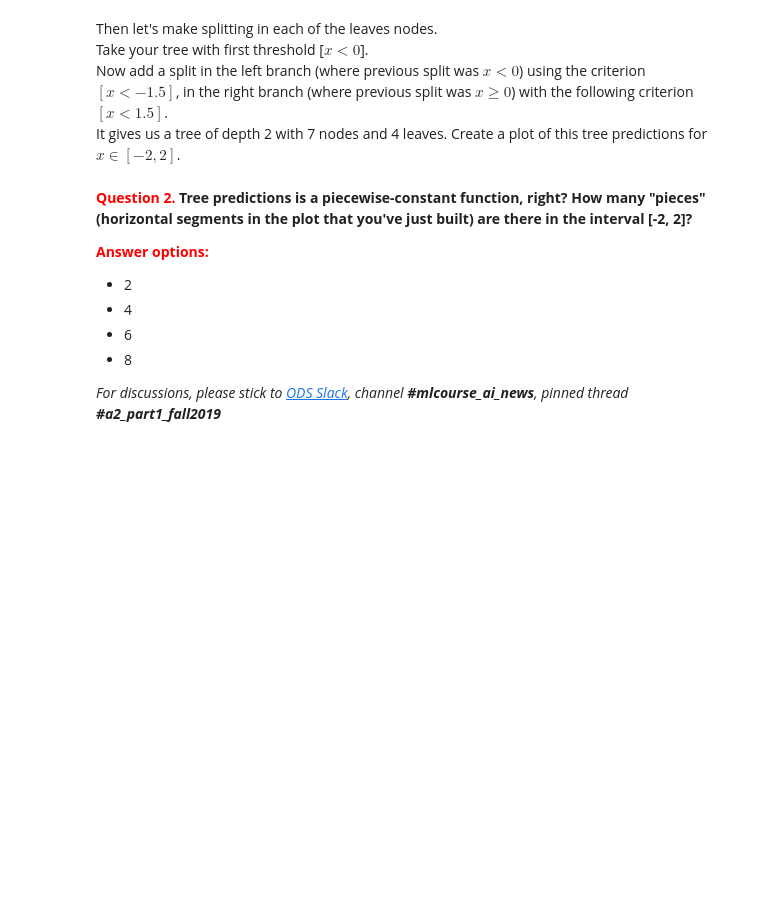
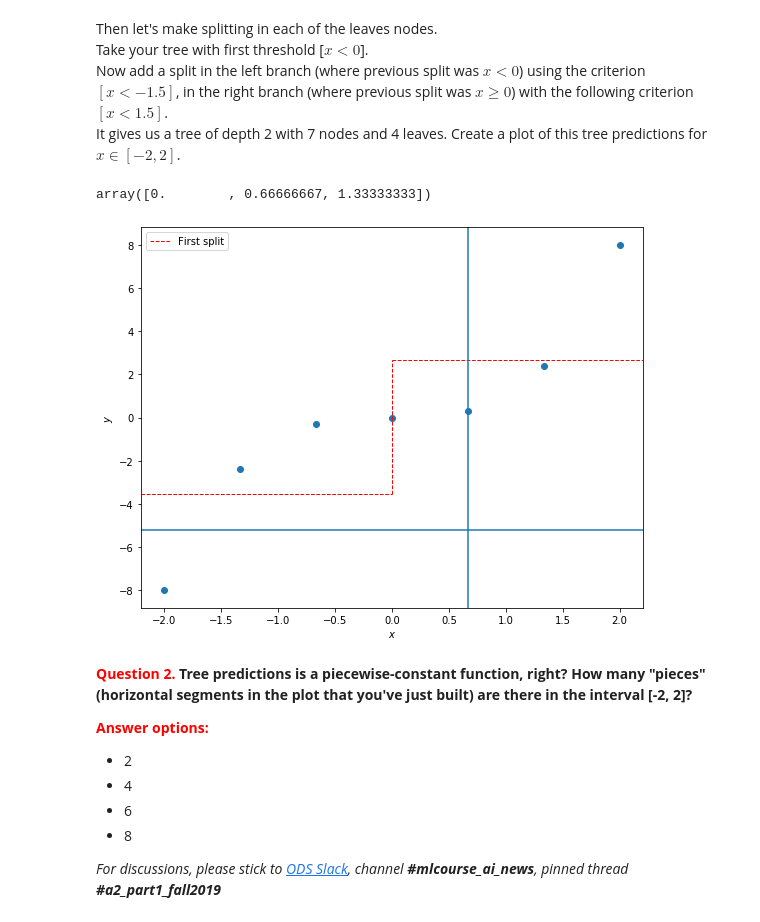
Before and after one commit to koolvn/mlcourse.ai, a Jupyter notebook: jupyter_english/assignments_fall2019/assignment2_part1_decision_trees.ipynb, the cells around one changed output. Cells and saved outputs as stored; diff of their text form; code cells hidden in the pictures; blank space fills up the shorter version.

```diff
--- a/jupyter_english/assignments_fall2019/assignment2_part1_decision_trees.ipynb
+++ b/jupyter_english/assignments_fall2019/assignment2_part1_decision_trees.ipynb
@@ -163,3 +178,33 @@ Then let's make splitting in each of the leaves nodes.
+# %%
+# You code here
+y_second_split_left = y[y<0]
+y_second_split_left = y_second_split_left[y_second_split_left<-1.5]
+y_second_split_right = y[y>=0]
+y_second_split_right = y_second_split_right[y_second_split_right < 1.5]
+x_sec_left = X[X>=0]
+x_sec_left = x_sec_left[x_sec_left<1.5]
+x_sec_left
+# %% [output]
+array([0.        , 0.66666667, 1.33333333])
+# %%
+plt.figure(figsize=(9, 7), facecolor='white')
+plt.scatter(X, y)
+
+first_split_left = y[y<0].mean()
+first_split_right = y[y>=0].mean()
+plt.axvline(X.mean(), c='red', ls='--', lw=1, ymax=0.65, ymin=0.3, label='First split')
+plt.axhline(first_split_left, xmax=0.5, ls='--', lw=1, c='red')
+plt.axhline(first_split_right, xmin=0.5, ls='--', lw=1, c='red')
+plt.axhline(y_second_split_left.mean())
+plt.axvline(x_sec_left.mean())
+# plt.axhline(y_second_split_right.mean())
+plt.xlabel(r'$x$')
+plt.ylabel(r'$y$')
+# plt.title('First split')
+plt.legend()
+plt.show()
+# %% [output]
+[figure, added]
 # %% [markdown]
 **<font color='red'>Question 2.</font> Tree predictions is a piecewise-constant function, right? How many "pieces" (horizontal segments in the plot that you've just built) are there in the interval [-2, 2]?**
 
```
Also changed, not shown: parts of 8 cells of this notebook.
